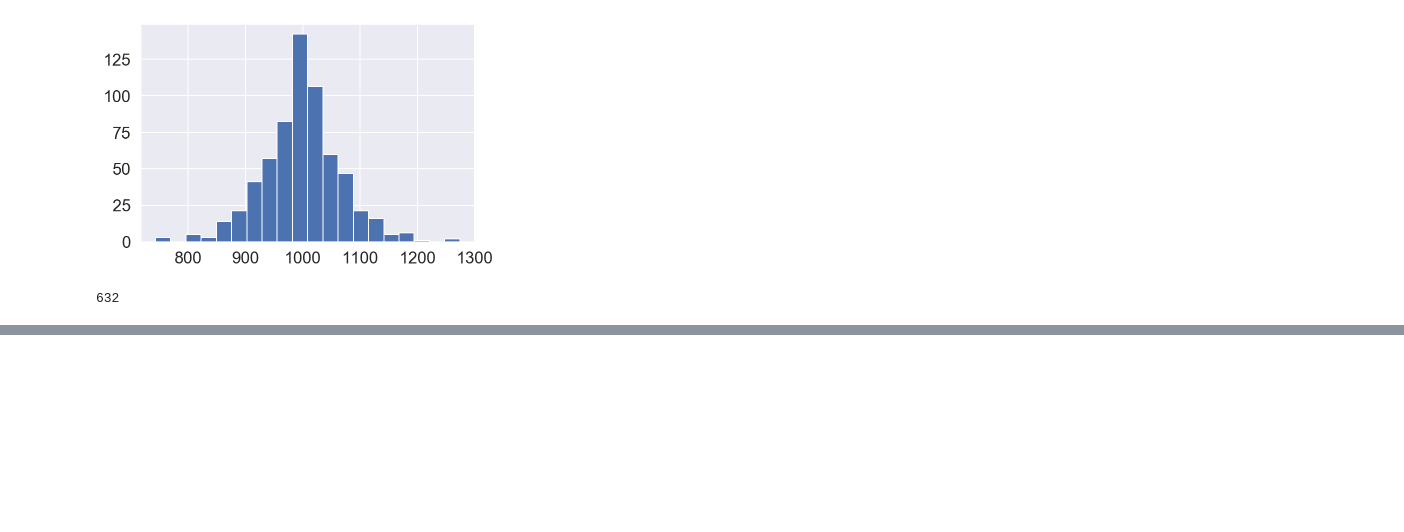
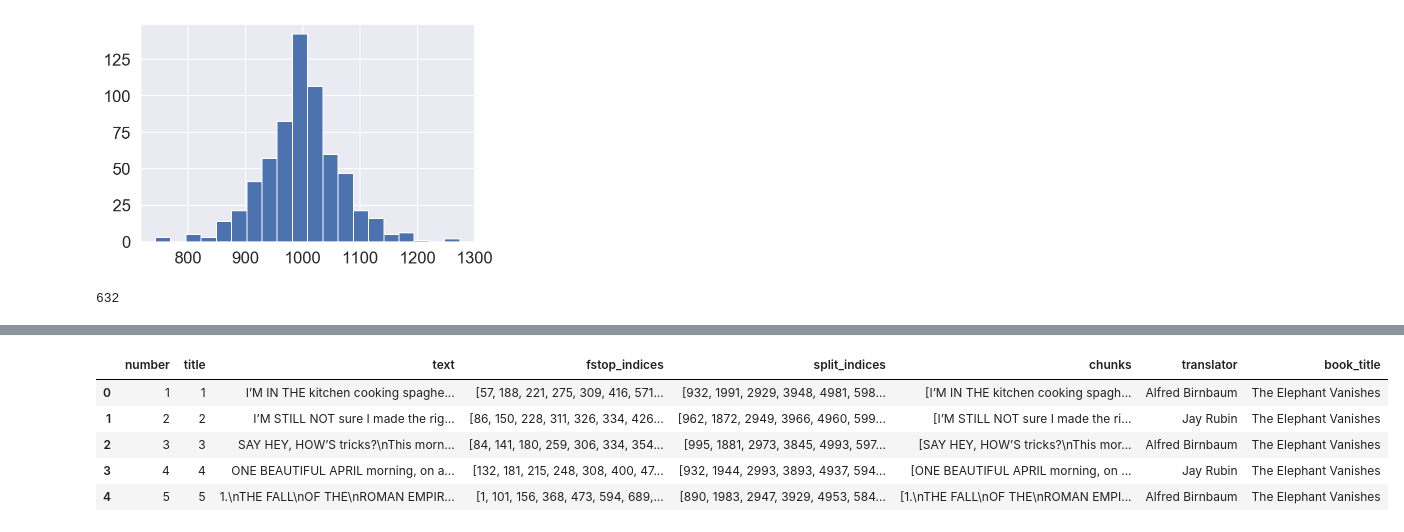
Before and after one commit to steven-mcdonald/murakami_translators, a Jupyter notebook: notebooks/02a_text_prep_v01.ipynb, the cells around one changed output, grey strips where cells are left out. Cells and saved outputs as stored; diff of their text form; code cells hidden in the pictures; blank space fills up the shorter version.

```diff
--- a/notebooks/02a_text_prep_v01.ipynb
+++ b/notebooks/02a_text_prep_v01.ipynb
@@ -653,0 +774,2 @@ with open(out_full_path, 'wb') as fp:
+# %%
+ch_texts = ev.split('\n\n\n')
@@ -653,0 +795,15 @@ with open(out_full_path, 'wb') as fp:
+# %%
+chapters.dropna(inplace=True)
+chapters['split_indices'] = chapters['text'].apply(lambda x: split_indexer(x))
+chapters.dropna(inplace=True)
+chapters['chunks'] = chapters['text'].apply(lambda x: text_chunker(x))
+chapters['translator'] = trans_list
+chapters['book_title'] = 'The Elephant Vanishes'
+chapters.head()
+# %% [output]
+|  | number | title | text | fstop_indices | split_indices | chunks | translator | book_title |
+| 0 | 1 | 1 | I’M IN THE kitchen cooking spaghe... | [57, 188, 221, 275, 309, 416, 571... | [932, 1991, 2929, 3948, 4981, 598... | [I’M IN THE kitchen cooking spagh... | Alfred Birnbaum | The Elephant Vanishes |
+| 1 | 2 | 2 | I’M STILL NOT sure I made the rig... | [86, 150, 228, 311, 326, 334, 426... | [962, 1872, 2949, 3966, 4960, 599... | [I’M STILL NOT sure I made the ri... | Jay Rubin | The Elephant Vanishes |
+| 2 | 3 | 3 | SAY HEY, HOW’S tricks?\nThis morn... | [84, 141, 180, 259, 306, 334, 354... | [995, 1881, 2973, 3845, 4993, 597... | [SAY HEY, HOW’S tricks?\nThis mor... | Alfred Birnbaum | The Elephant Vanishes |
+| 3 | 4 | 4 | ONE BEAUTIFUL APRIL morning, on a... | [132, 181, 215, 248, 308, 400, 47... | [932, 1944, 2993, 3893, 4937, 594... | [ONE BEAUTIFUL APRIL morning, on ... | Jay Rubin | The Elephant Vanishes |
+| 4 | 5 | 5 | 1.\nTHE FALL\nOF THE\nROMAN EMPIR... | [1, 101, 156, 368, 473, 594, 689,... | [890, 1983, 2947, 3929, 4953, 584... | [1.\nTHE FALL\nOF THE\nROMAN EMPI... | Alfred Birnbaum | The Elephant Vanishes |
```
Also changed, not shown: parts of 30 cells of this notebook.
